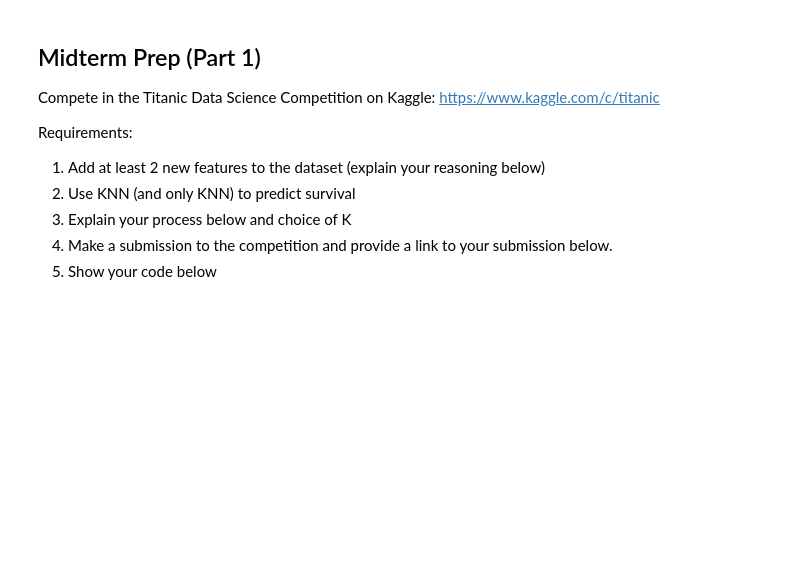
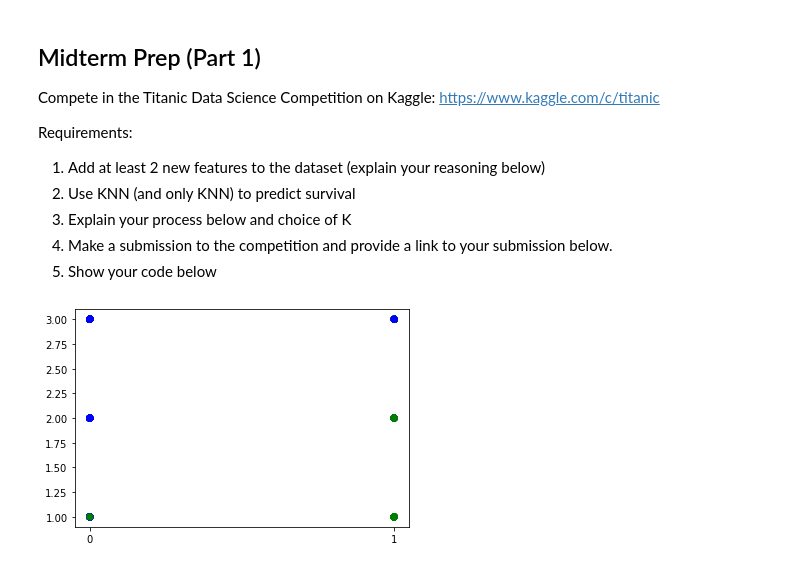
Before and after one commit to graceelias/Data-Science-Fundamentals, a Jupyter notebook: lecture_12/worksheet_12.ipynb, the cells around one changed output. Drawn from its saved outputs; the diff is of its cells as text; code cells hidden in the pictures; blank space fills up the shorter version.

```diff
--- a/lecture_12/worksheet_12.ipynb
+++ b/lecture_12/worksheet_12.ipynb
@@ -303,3 +303,84 @@ Requirements:
 3. Explain your process below and choice of K
 4. Make a submission to the competition and provide a link to your submission below.
 5. Show your code below
+# %%
+import pandas as pd
+import numpy as np
+import matplotlib.pyplot as plt
+import math
+
+def n_closest_to(location, n):
+    sorted_distances = []
+    for i in range(len(sex)):
+        x = int(sex[i])
+        y = float(pclass[i])
+        sorted_distances.append(math.sqrt((location[0] - x)**2 + (location[1] - y)**2))
+
+    sorted_distances.sort()
+    return sorted_distances[n]
+
+def majority(radius, location):
+    class_zero = 0
+    class_one = 0
+    count = 0
+    for i in range(len(sex)):
+        x = int(sex[i])
+        y = float(pclass[i])
+        if(math.sqrt((location[0] - x)**2 + (location[1] - y)**2) < radius and not math.sqrt((location[0] - x)**2 + (location[1] - y)**2) == 0):
+            count+=1
+            if survived[i] == 0:
+                class_zero += 1
+            elif survived[i] == 1:
+                class_one += 1
+            if count == 2:
+                break
+    for i in range(len(sex)):
+        x = int(sex[i])
+        y = float(pclass[i])
+        # utilizes first point found at radius to break potential ties
+        if(math.sqrt((location[0] - x)**2 + (location[1] - y)**2) == radius):
+            if survived[i] == 0:
+                class_zero += 1
+            elif survived[i] == 1:
+                class_one += 1
+            break
+    if class_zero > class_one:
+        return "0"
+    return "1"
+
+train = pd.read_csv("train.csv")
+test = pd.read_csv("test.csv")
+train['Sex'] = train['Sex'].str.replace("female", "1").str.replace("male", "0")
+test['Sex'] = test['Sex'].str.replace("female", "1").str.replace("male", "0")
+
+sex = train["Sex"]
+pclass = train["Pclass"]
+survived = train["Survived"]
+
+test_sex = test["Sex"]
+test_pclass = test["Pclass"]
+
+colors = np.array([x for x in 'bgrcmyk'])
+plt.scatter(sex, pclass, color=colors[survived].tolist())
+plt.show()
+
+test_survived = []
+
+for i in range(len(test_sex)):
+    test_point = (int(test_sex[i]), float(test_pclass[i]))
+
+    radius = n_closest_to(test_point, 10)
+
+    prediction = majority(radius, test_point)
+
+    test_survived += prediction
+
+
+data = {'PassengerId': test["PassengerId"],
+        'Survived': test_survived}
+
+df = pd.DataFrame(data)
+
+df.to_csv("kaggleTitanic.csv", index=False)
+# %% [output]
+[figure, added]
```
Also changed, not shown: 6 other files.
